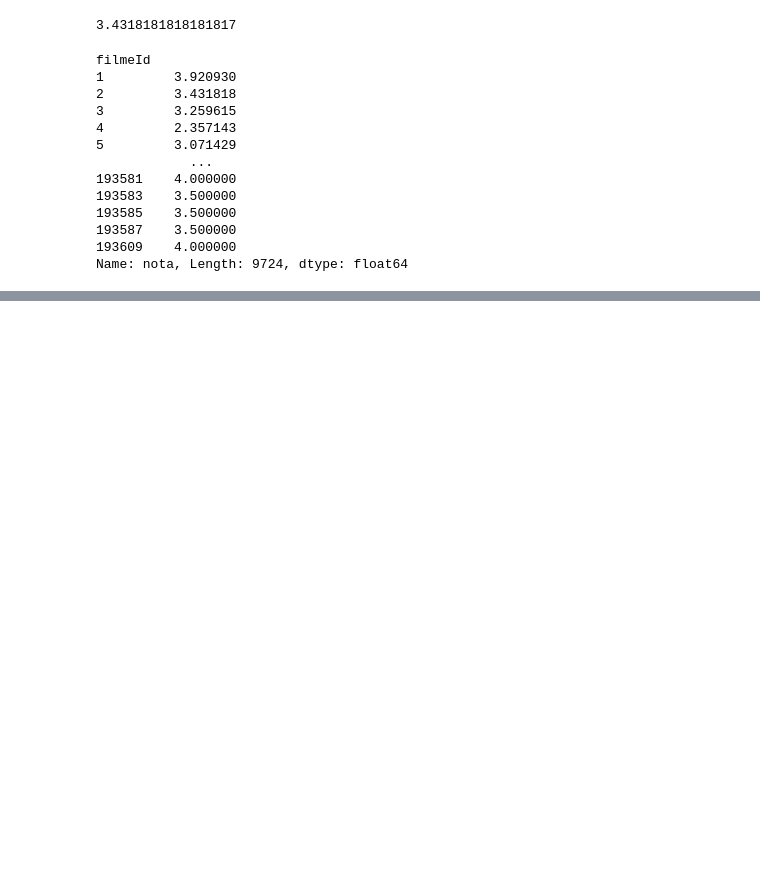
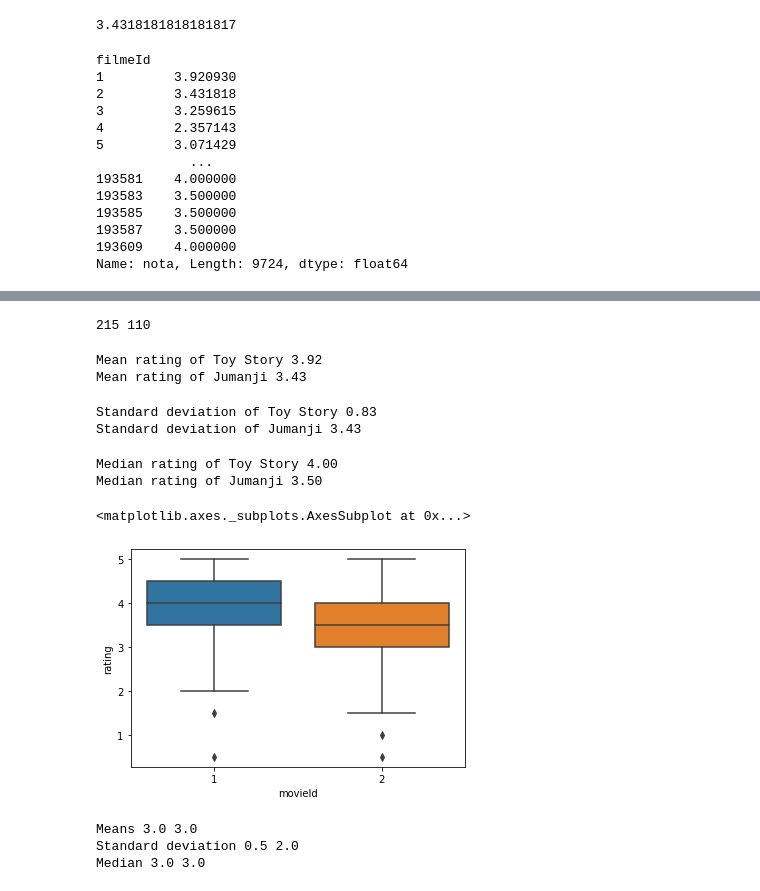
Before and after one commit to adielwesley/datascience-intro-practice, a Jupyter notebook: Introduçao_a_Data_Science.ipynb, the cells around one changed output, grey strips where cells are left out. Drawn from its saved outputs; the diff is of its cells as text; code cells hidden in the pictures; blank space fills up the shorter version.

```diff
--- a/Introduçao_a_Data_Science.ipynb
+++ b/Introduçao_a_Data_Science.ipynb
@@ -242,0 +261,6 @@ Name: nota, Length: 9724, dtype: float64
+# %%
+import numpy as np
+import matplotlib.pyplot as plt
+import seaborn as sns
+
+ratings = pd.read_csv("ratings.csv")
@@ -242,0 +279,27 @@ Name: nota, Length: 9724, dtype: float64
+# %%
+print(len(rating_toy_story), len(rating_jumanji))
+# %% [output]
+215 110
+# %%
+print ("Mean rating of Toy Story %.2f" % rating_toy_story.rating.mean())
+print ("Mean rating of Jumanji %.2f" % rating_jumanji.rating.mean())
+# %% [output]
+Mean rating of Toy Story 3.92
+Mean rating of Jumanji 3.43
+# %%
+print ("Standard deviation of Toy Story %.2f" % rating_toy_story.rating.std())
+print ("Standard deviation of Jumanji %.2f" % rating_jumanji.rating.mean())
+# %% [output]
+Standard deviation of Toy Story 0.83
+Standard deviation of Jumanji 3.43
+# %%
+print ("Median rating of Toy Story %.2f" % np.median(rating_toy_story.rating))
+print ("Median rating of Jumanji %.2f" % np.median(rating_jumanji.rating))
+# %% [output]
+Median rating of Toy Story 4.00
+Median rating of Jumanji 3.50
+# %%
+sns.boxplot(x = "movieId", y = "rating", data = ratings.query("movieId in [1,2]"))
+# %% [output]
+<matplotlib.axes._subplots.AxesSubplot at 0x...>
+[figure, added]
@@ -242,0 +309,8 @@ Name: nota, Length: 9724, dtype: float64
+# %%
+print ("Means", filme1.mean(), filme2.mean())
+print ("Standard deviation", filme1.std(), filme2.std())
+print ("Median", np.median(filme1), np.median(filme2))
+# %% [output]
+Means 3.0 3.0
+Standard deviation 0.5 2.0
+Median 3.0 3.0
```
Also changed, not shown: parts of 18 cells of this notebook, 2 other files.
